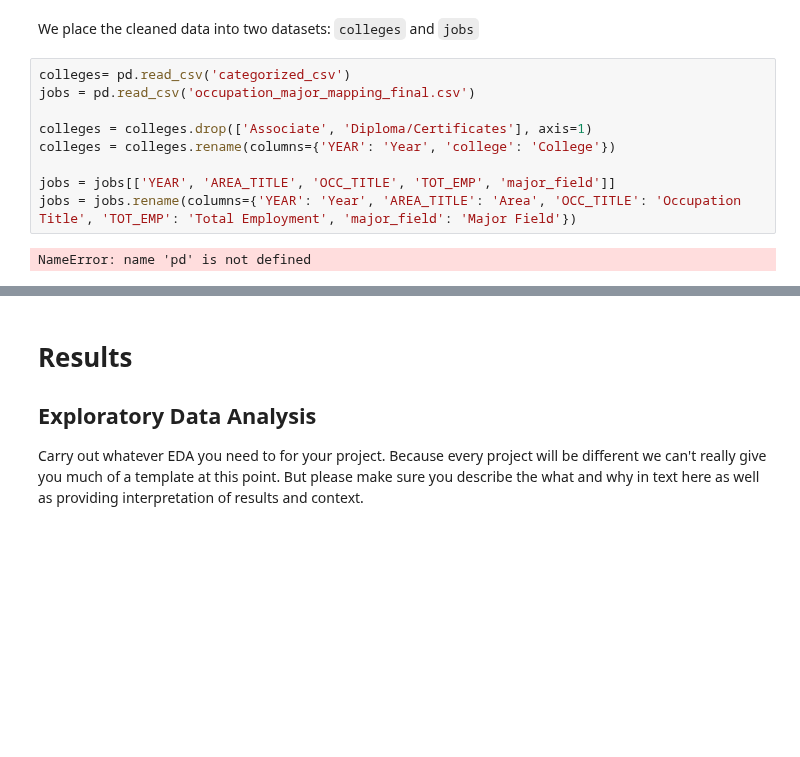
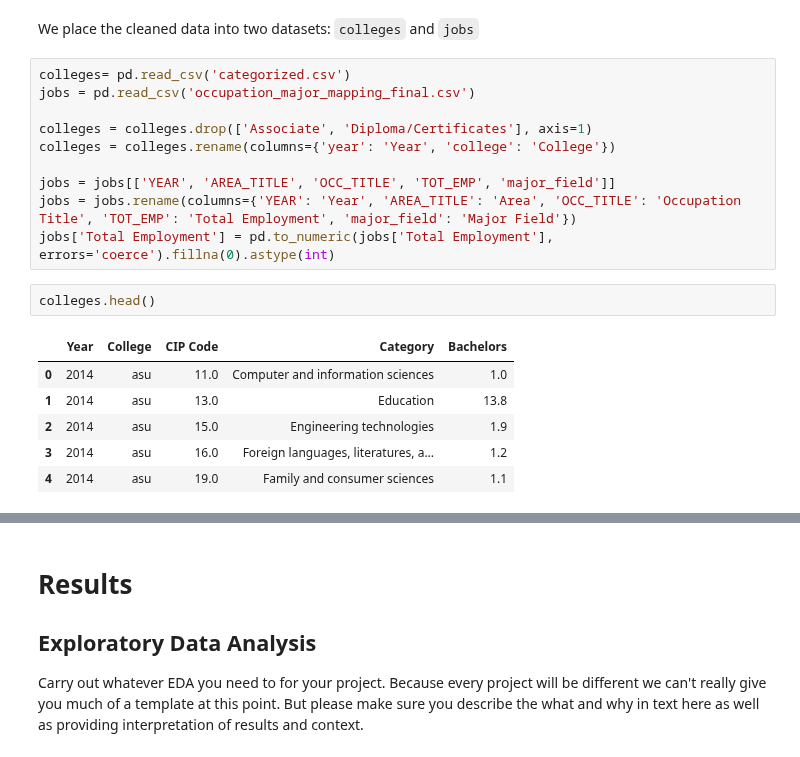
Before and after one commit to michaelhe999/COGS-108-Project, a Jupyter notebook: EDACheckpoint_Group109-FA24.ipynb, the cells around one changed output, grey strips where cells are left out. Cells and saved outputs as stored; diff of their text form; blank space fills up the shorter version.

```diff
--- a/EDACheckpoint_Group109-FA24.ipynb
+++ b/EDACheckpoint_Group109-FA24.ipynb
@@ -835,13 +837,21 @@ Average time per item: 0.0 seconds
 # %% [markdown]
 We place the cleaned data into two datasets: `colleges` and `jobs`
 # %%
-colleges= pd.read_csv('categorized_csv')
+colleges= pd.read_csv('categorized.csv')
 jobs = pd.read_csv('occupation_major_mapping_final.csv')
 
 colleges = colleges.drop(['Associate', 'Diploma/Certificates'], axis=1)
-colleges = colleges.rename(columns={'YEAR': 'Year', 'college': 'College'})
+colleges = colleges.rename(columns={'year': 'Year', 'college': 'College'})
 
 jobs = jobs[['YEAR', 'AREA_TITLE', 'OCC_TITLE', 'TOT_EMP', 'major_field']]
 jobs = jobs.rename(columns={'YEAR': 'Year', 'AREA_TITLE': 'Area', 'OCC_TITLE': 'Occupation Title', 'TOT_EMP': 'Total Employment', 'major_field': 'Major Field'})
+jobs['Total Employment'] = pd.to_numeric(jobs['Total Employment'], errors='coerce').fillna(0).astype(int)
-# %% [output]
-NameError: name 'pd' is not defined
+# %%
+colleges.head()
+# %% [output]
+|  | Year | College | CIP Code | Category | Bachelors |
+| 0 | 2014 | asu | 11.0 | Computer and information sciences | 1.0 |
+| 1 | 2014 | asu | 13.0 | Education | 13.8 |
+| 2 | 2014 | asu | 15.0 | Engineering technologies | 1.9 |
+| 3 | 2014 | asu | 16.0 | Foreign languages, literatures, a... | 1.2 |
+| 4 | 2014 | asu | 19.0 | Family and consumer sciences | 1.1 |
```
Also changed, not shown: parts of 12 cells of this notebook, 27 other files.
